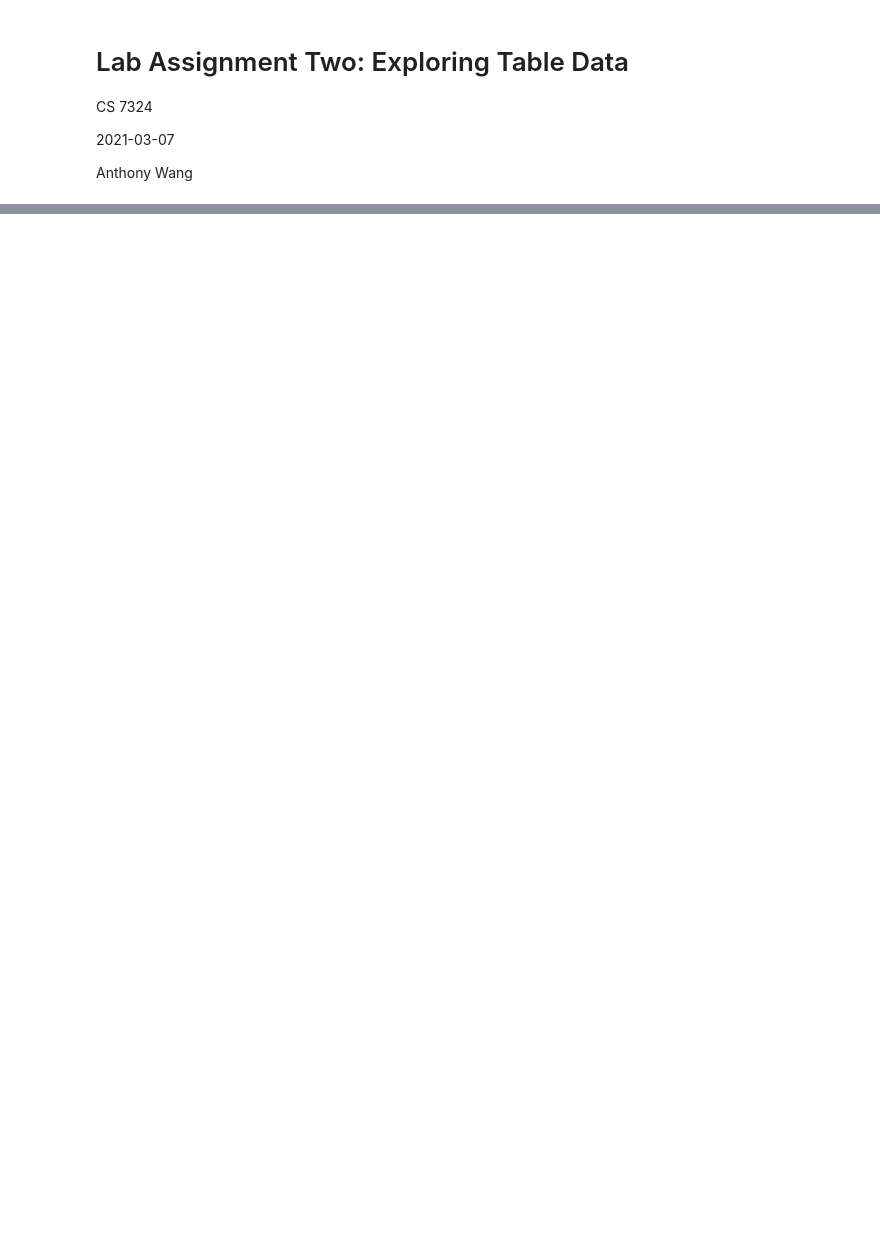
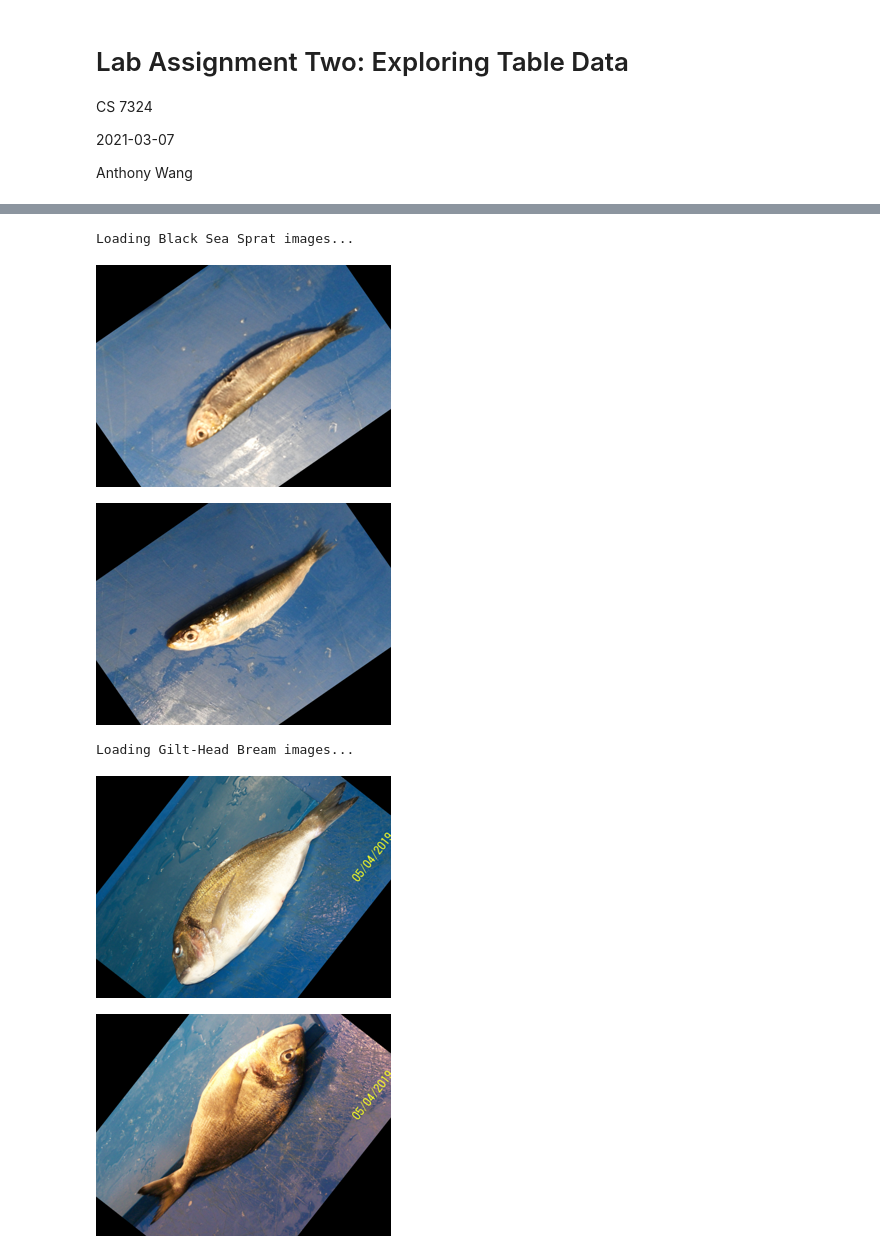
Before and after one commit to Djaenk/Artificial-Intelligence-Python, a Jupyter notebook: Exploring Image Data.ipynb, the cells around one changed output, grey strips where cells are left out. Saved outputs shown, nothing was run; the diff lists cells and outputs as text; code cells hidden in the pictures; blank space fills up the shorter version.

```diff
--- a/Exploring Image Data.ipynb
+++ b/Exploring Image Data.ipynb
@@ -14,0 +19,58 @@ Anthony Wang
+# %%
+import numpy
+from PIL import Image
+import requests
+from IPython.display import display
+
+fish_types = [
+    "Black Sea Sprat",
+    "Gilt-Head Bream",
+    "Horse Mackerel",
+    "Red Mullet",
+    "Red Sea Bream",
+    "Sea Bass",
+    "Shrimp",
+    "Striped Red Mullet",
+    "Trout"
+]
+
+dataset_root = "https://raw.githubusercontent.com/Djaenk/Artificial-Intelligence-Python/main/Fish_Dataset/"
+
+data = numpy.empty((1800,196470))
+target = numpy.empty((1800,), dtype='i1')
+height = 222
+width = 295
+channels = 3
+
+# for i in range(len(fish_types)):
+for i in range(2):
+    print("Loading", fish_types[i], "images...\n")
+    for j in range(200):
+        # Load image
+        url = dataset_root + fish_types[i] + "/" + str(j + 1).zfill(5) + ".png"
+        image = Image.open(requests.get(url, stream = True).raw)
+        image = image.resize((width, height))
+
+        # Convert image to numpy array
+        image_array = numpy.array(image) / 255
+
+        # Vectorize image
+        image_vector = image_array.ravel()
+
+        # Append vectorized image to data matrix
+        index = i * 200 + j
+        data[index] = image_vector
+        target[index] = i
+
+        # Display 1st and 101st image of each type
+        if j % 100 == 0:
+            display(image)
+            print()
+    print()
+# %% [output]
+Loading Black Sea Sprat images...
+[figure, added]
+[figure, added]
+Loading Gilt-Head Bream images...
+[figure, added]
+[figure, added]
```
Also changed, not shown: parts of 8 cells of this notebook.
